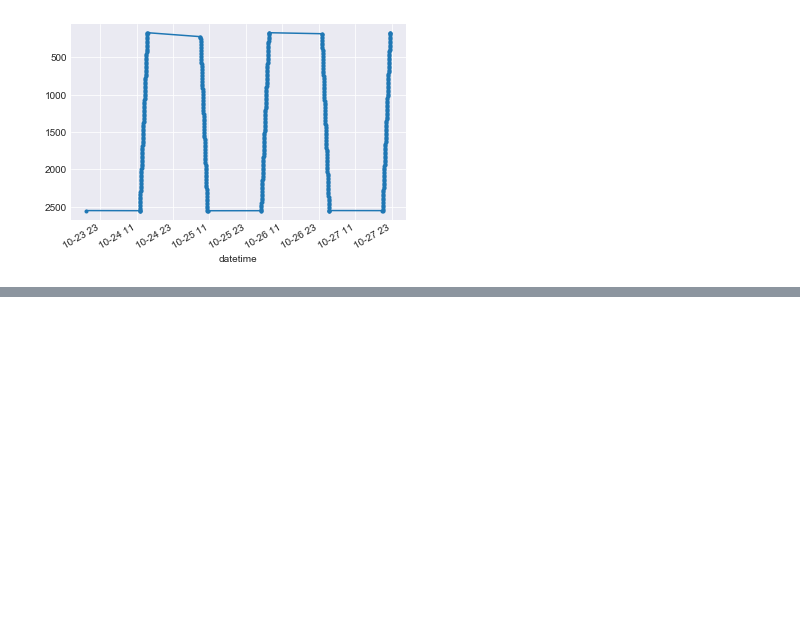
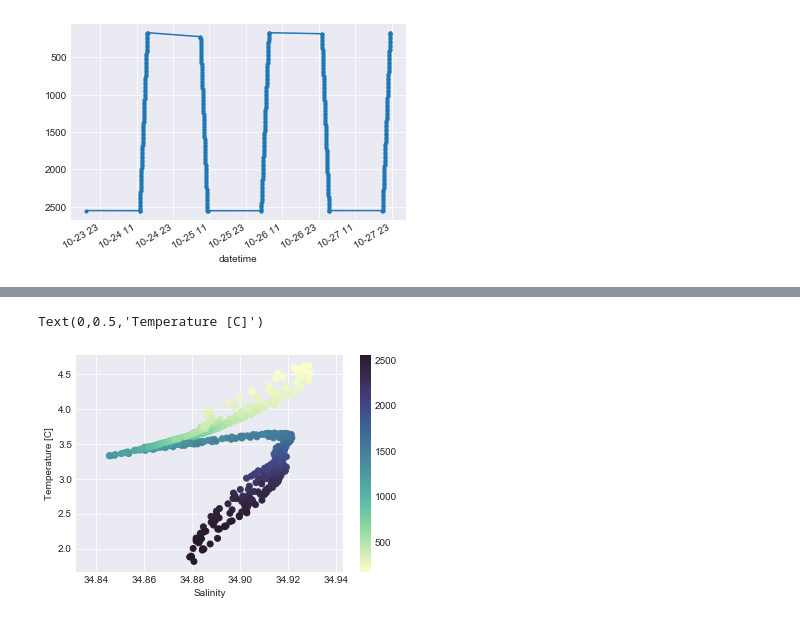
Before and after one commit to nlbeaird/OOI, a Jupyter notebook: OOI_play.ipynb, the cells around one changed output, grey strips where cells are left out. Drawn from its saved outputs; the diff is of its cells as text; code cells hidden in the pictures; blank space fills up the shorter version.

```diff
--- a/OOI_play.ipynb
+++ b/OOI_play.ipynb
@@ -186,0 +202,9 @@ profiler['pressure'].plot(kind='line', marker='.').invert_yaxis()
+# %%
+sc = plt.scatter(profiler.practical_salinity, profiler.temperature, c = profiler.pressure, cmap=cmocean.cm.deep)
+
+plt.colorbar(sc)
+plt.xlabel('Salinity')
+plt.ylabel('Temperature [C]')
+# %% [output]
+Text(0,0.5,'Temperature [C]')
+[figure, added]
```
Also changed, not shown: parts of 2 cells of this notebook.
